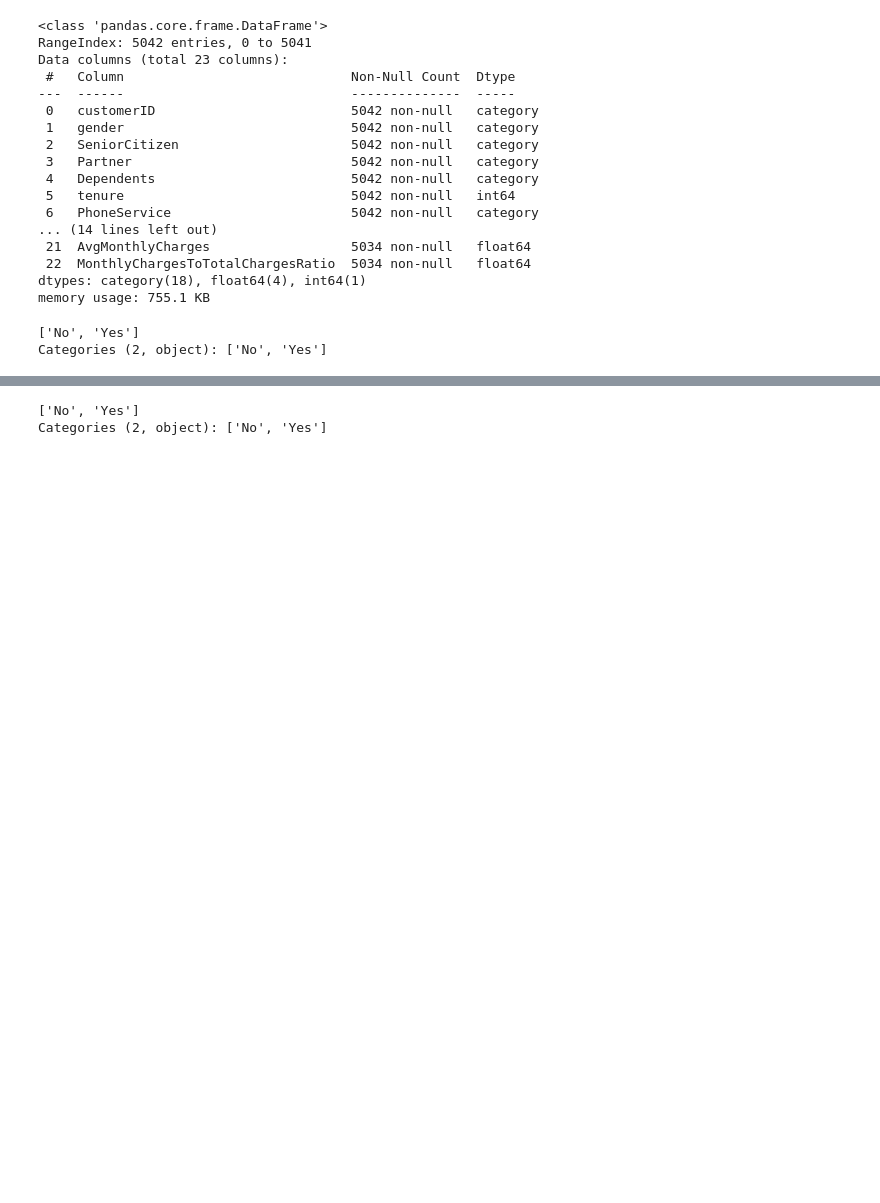
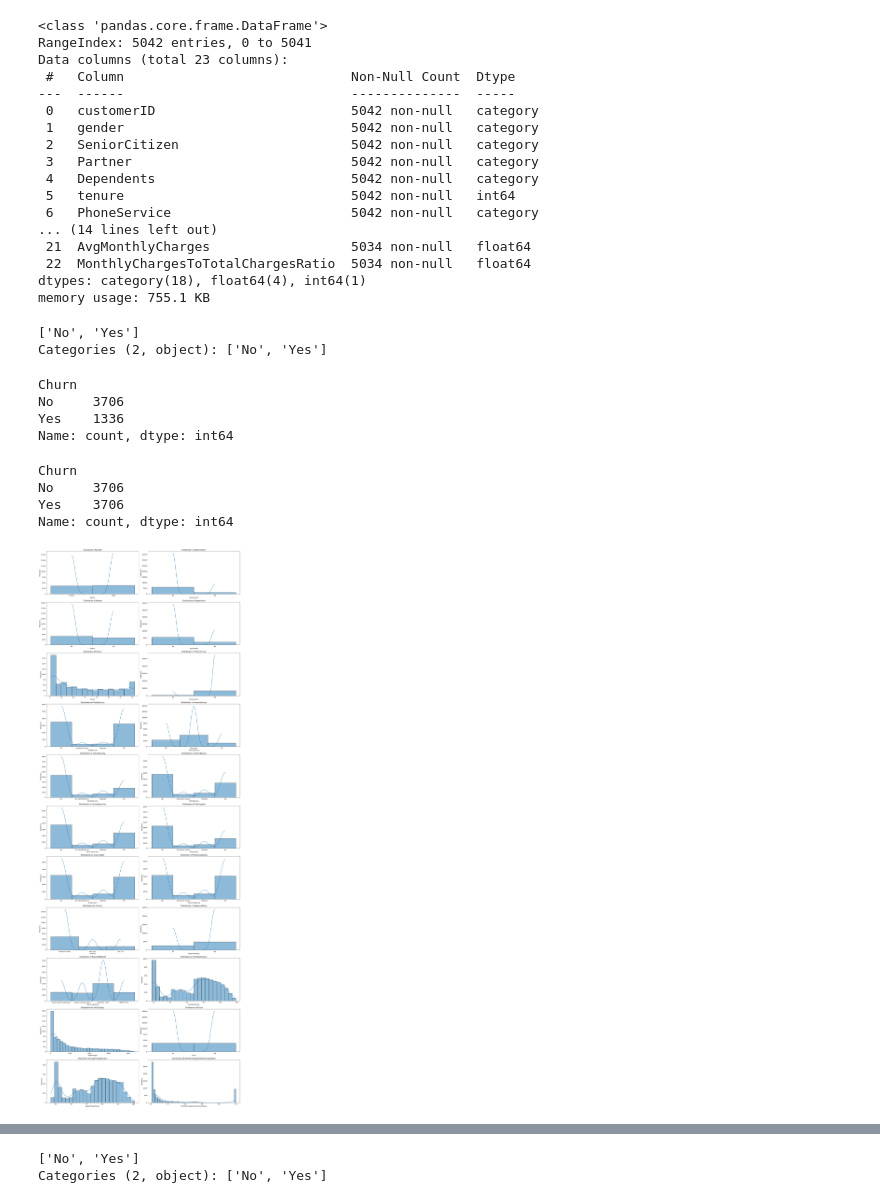
Before and after one commit to Nfayem/LP2_Telco_Churn_ML2, a Jupyter notebook: Notebooks/LP2_Marchine_Learning_Project.ipynb, the cells around one changed output, grey strips where cells are left out. Saved outputs shown, nothing was run; the diff lists cells and outputs as text; code cells hidden in the pictures; blank space fills up the shorter version.

```diff
--- a/Notebooks/LP2_Marchine_Learning_Project.ipynb
+++ b/Notebooks/LP2_Marchine_Learning_Project.ipynb
@@ -1728,5 +1728,73 @@ df_train_model['Churn'].unique()
 # %% [output]
 ['No', 'Yes']
 Categories (2, object): ['No', 'Yes']
+# %%
+df_train_model['Churn'].value_counts()
+# %% [output]
+Churn
+No     3706
+Yes    1336
+Name: count, dtype: int64
+# %%
+df_majority = df_train_model[df_train_model['Churn'] == 'No']
+df_minority = df_train_model[df_train_model['Churn'] == 'Yes']
+
+df_minority_upsampled = resample(df_minority,
+                                 replace=True,               # sample with replacement
+                                 n_samples=len(df_majority), # same length as majority class
+                                 random_state=42)            # for reproducibility
+
+train_model_df = pd.concat([df_majority, df_minority_upsampled])
+
+# Display new class counts
+train_model_df['Churn'].value_counts()
+# %% [output]
+Churn
+No     3706
+Yes    3706
+Name: count, dtype: int64
+# %%
+import matplotlib.pyplot as plt
+import seaborn as sns
+
+# Assuming train_model_df is your DataFrame containing your data
+
+# Get the list of columns in train_model_df excluding 'customerID'
+columns = [col for col in train_model_df.columns if col != 'customerID']
+
+# Determine the number of rows and columns for subplots
+num_cols = len(columns)
+num_rows = (num_cols + 1) // 2  # Adjust as needed for layout
+
+# Create figure and axes
+fig, axes = plt.subplots(num_rows, 2, figsize=(20, 5*num_rows))
+
+# Flatten axes if necessary
+axes = axes.flatten()
+
+# Loop through columns and plot each one
+for i, col in enumerate(columns):
+    if train_model_df[col].dtype == 'object':
+        # Categorical feature: Use value counts bar plot
+        freq = train_model_df[col].value_counts()
+        axes[i].bar(freq.index, freq.values)
+        axes[i].set_title(f'Frequency of {col}')
+        axes[i].set_xlabel(col)
+        axes[i].set_ylabel('Frequency')
+        axes[i].tick_params(axis='x', rotation=90)
+        plt.sca(axes[i])  # Set the current subplot
+        plt.xticks(rotation=45)  # Rotate x-axis labels for better readability  # Rotate x-axis labels for better readability
+    else:
+        # Numerical feature: Use value counts histogram-like bar plot
+        sns.histplot(train_model_df[col], ax=axes[i], kde=True)
+        axes[i].set_title(f'Distribution of {col}')
+        axes[i].set_xlabel(col)
+        axes[i].set_ylabel('Frequency')
+
+# Adjust layout
+plt.tight_layout()
+plt.show()
+# %% [output]
+[figure, added]
 # %%
 # View the shape of the dataframe
```
Also changed, not shown: parts of 41 cells of this notebook.
